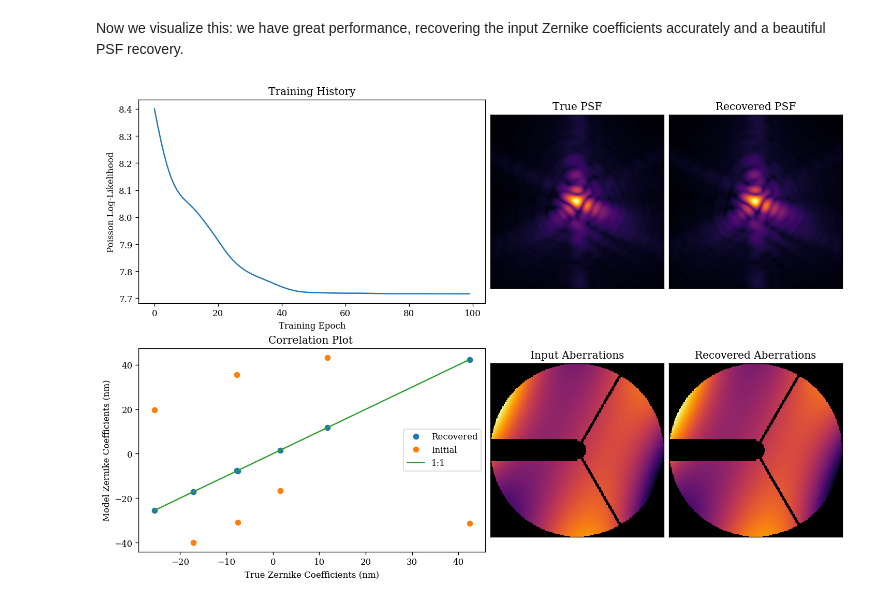
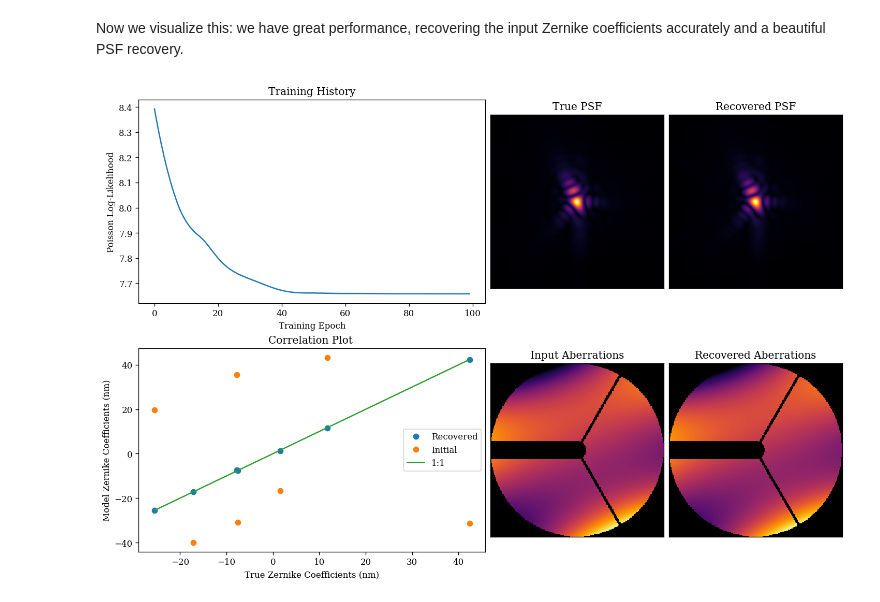
Before and after one commit to LouisDesdoigts/dLux, a Jupyter notebook: docs/notebooks/phase_retrieval_demo.ipynb, the cells around one changed output. Drawn from its saved outputs; the diff is of its cells as text; code cells hidden in the pictures.

```diff
--- a/docs/notebooks/phase_retrieval_demo.ipynb
+++ b/docs/notebooks/phase_retrieval_demo.ipynb
@@ -45,12 +45,14 @@ det_npix = 256
 det_pixsize = dl.utils.arcseconds_to_radians(1e-2)
 
 # Generate an asymmetry
-asymmetry = np.ones((wf_npix,wf_npix)).at[112:144,0:128].set(0)
+c, s = wf_npix//2, 13
+asymmetry = np.ones((wf_npix,wf_npix)).at[c-s:c+s, :c].set(0)
 asymmetric_mask = dl.TransmissiveOptic(asymmetry)
 
 # Define the aberrations
+seed = 0
 zernikes = np.arange(4, 11)
-coeffs = 2e-8*jr.normal(jr.PRNGKey(0), (len(zernikes),))
+coeffs = 2e-8*jr.normal(jr.PRNGKey(seed), (len(zernikes),))
 # %% [markdown]
 Here is the core syntax of `dLux`: a list of optical layers. Unlike some other systems, we are *very* explicit about the whole optical system:
 
@@ -64,8 +66,8 @@ Here is the core syntax of `dLux`: a list of optical layers. Unlike some other s
 # Define Optical Configuration
 optical_layers = [
     dl.CreateWavefront(wf_npix, diameter),
-    dl.SimpleAperture(wf_npix, nstruts=3, secondary_ratio=0.1, strut_ratio=0.01,
-                      zernikes=zernikes, coefficients=coeffs),
+    dl.ApertureFactory(wf_npix, nstruts=3, secondary_ratio=0.1, strut_ratio=0.01, name='Aperture'),
+    dl.AberrationFactory(wf_npix, zernikes=zernikes, coefficients=coeffs, name='Aberrations'),
     dl.TransmissiveOptic(asymmetry),
     dl.NormaliseWavefront(),
     dl.AngularMFT(det_npix, det_pixsize)]
@@ -83,14 +85,14 @@ Note all dLux objects that contain 'layers' - such as the optical layers we defi
 # Construct the instrument with the source
 telescope = dl.Instrument(optical_layers=optical_layers, sources=[source])
 
-# Get aberrations
-aberr_in = telescope.CircularAperture.get_opd()
-aper_in = telescope.CircularAperture.get_aperture()
+# Get aperture & aberrations
+aper_in = telescope.Aperture.get_aperture()
+aberr_in = telescope.Aberrations.get_opd()
 
 # Get mask, setting nan values for visualisation
-mask = 1.0*(aper_in*asymmetry > 1e-5) # for visualization, have a nan mask
+mask = 1.0*(aper_in*asymmetry > 1e-5)
 mask = mask.at[mask==False].set(np.nan)
-cmap = get_cmap("inferno")
+cmap = colormaps['inferno']
 cmap.set_bad('k',1.)
 
 # Model the PSF using the .model() method
@@ -113,10 +115,10 @@ plt.show()
 Excellent! Now we want to try and recover these aberrations. To do this we want to create a new optical system with a *different* set of zernike aberrations. We can do this using the `.set()` method and defining the path the optical aberration coefficients and assigning a newly-randomlised coefficient values. With this new optical system we will try and recover the original aberration coefficients using gradient descent methods.
 # %%
 # Define path to the zernikes
-zernikes = 'CircularAperture.coefficients'
+zernikes = 'Aberrations.coefficients'
 
 # Generate new random set of zernikes
-coeffs_init = 2e-8*jr.normal(jr.PRNGKey(1), [len(coeffs)])
+coeffs_init = 2e-8*jr.normal(jr.PRNGKey(seed + 1), [len(coeffs)])
 
 # Generate a new model with updated zernike coefficients
 model = telescope.set(zernikes, coeffs_init)
@@ -180,34 +182,34 @@ axes = fig.subplot_mosaic(mosaic)
 for ax in ['B','D','E','F']:
     axes[ax].set_xticks([])
     axes[ax].set_yticks([])
 
 axes['A'].plot(np.array(losses))
 axes['A'].set_title("Training History")
 axes['A'].set_xlabel('Training Epoch')
 axes['A'].set_ylabel('Poisson Log-Likelihood')
 
-axes['B'].imshow(psf**0.25)
+axes['B'].imshow(psf**0.5)
 axes['B'].set_title('True PSF')
 
 axes['G'].plot(coeffs*1e9,model.get(zernikes)*1e9,'.',markersize=12,color='C0',label='Recovered')
 axes['G'].plot(coeffs*1e9,coeffs_init*1e9,'.',markersize=12,color='C1',label='Initial')
 
 axes['G'].plot(np.array([np.min(coeffs),np.max(coeffs)])*1e9,
                np.array([np.min(coeffs),np.max(coeffs)])*1e9,
                '-',color='C2',label='1:1')
 axes['G'].legend()
 axes['G'].set_title('Correlation Plot ')
 axes['G'].set_xlabel('True Zernike Coefficients (nm)')
 axes['G'].set_ylabel('Model Zernike Coefficients (nm)')
 
-axes['D'].imshow(final_psf**0.25)
+axes['D'].imshow(final_psf**0.5)
 axes['D'].set_title('Recovered PSF')
 
 axes['E'].imshow(mask*aberr_in, cmap=cmap)
 axes['E'].set_title('Input Aberrations')
 
-axes['F'].imshow(mask*model.CircularAperture.get_opd(), cmap=cmap)
+axes['F'].imshow(mask*model.Aberrations.get_opd(), cmap=cmap)
 axes['F'].set_title('Recovered Aberrations')
 plt.show()
 # %% [output]
-[figure, old version]
+[figure, new version]
```
Also changed, not shown: parts of 6 cells of this notebook, 21 other files.
